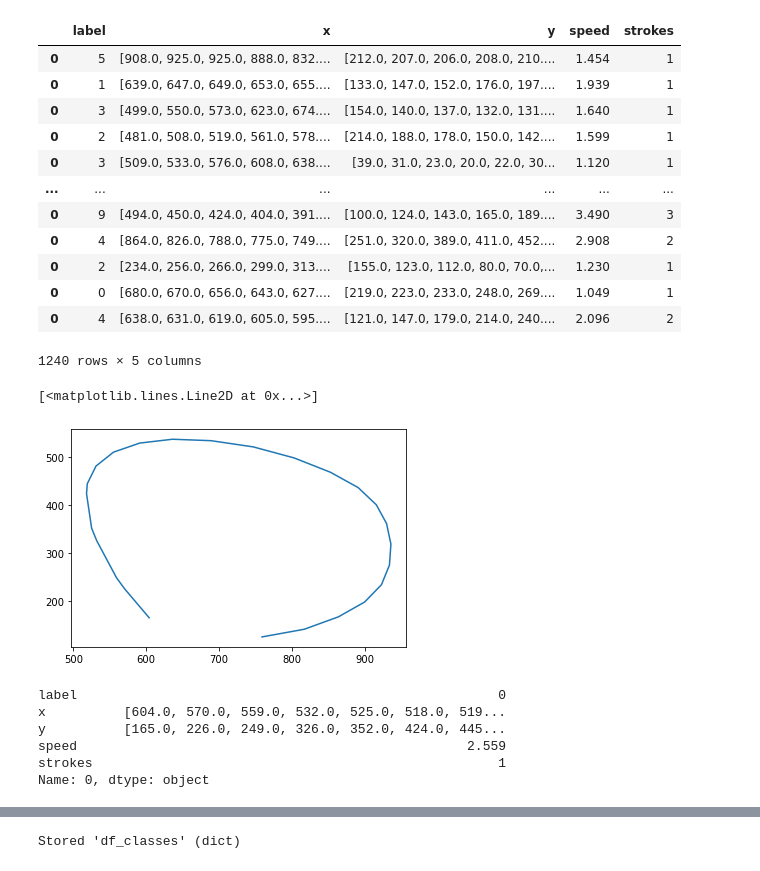
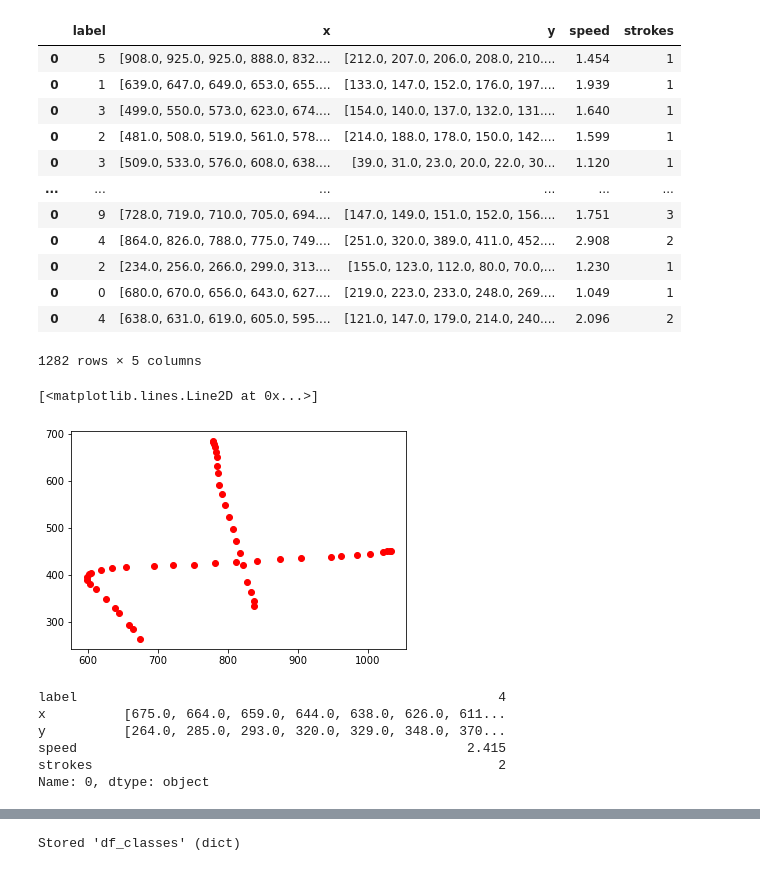
Before and after one commit to thomasverardo/HMM_handwritten_recognition, a Jupyter notebook: scripts/import_dataset.ipynb, the cells around one changed output, grey strips where cells are left out. Drawn from its saved outputs; the diff is of its cells as text; code cells hidden in the pictures.

```diff
--- a/scripts/import_dataset.ipynb
+++ b/scripts/import_dataset.ipynb
@@ -16,6 +16,8 @@ for file in onlyfiles:
         content = f.readlines()
         label = int(content[0])
 
+
+
         strokes = int(content[len(content)-1][11:12]) #How many strokes of the pen
         n_row = 3
         x = []
@@ -25,7 +27,7 @@ for file in onlyfiles:
         for _ in range(strokes):
             if n_row < len(content)-3:
                 if(content[n_row] == "Pen Down (x,y)\n"):
-                    n_row =+ 1
+                    n_row += 1
 
                 while content[n_row] != 'Pen Up\n' and content[n_row] != '\n': #Take all of the axis
                     xi, yi = content[n_row].split('_')
@@ -81,31 +99,29 @@ df_number_train
 | 0 | 2 | [481.0, 508.0, 519.0, 561.0, 578.... | [214.0, 188.0, 178.0, 150.0, 142.... | 1.599 | 1 |
 | 0 | 3 | [509.0, 533.0, 576.0, 608.0, 638.... | [39.0, 31.0, 23.0, 20.0, 22.0, 30... | 1.120 | 1 |
 | ... | ... | ... | ... | ... | ... |
-| 0 | 9 | [494.0, 450.0, 424.0, 404.0, 391.... | [100.0, 124.0, 143.0, 165.0, 189.... | 3.490 | 3 |
+| 0 | 9 | [728.0, 719.0, 710.0, 705.0, 694.... | [147.0, 149.0, 151.0, 152.0, 156.... | 1.751 | 3 |
 | 0 | 4 | [864.0, 826.0, 788.0, 775.0, 749.... | [251.0, 320.0, 389.0, 411.0, 452.... | 2.908 | 2 |
 | 0 | 2 | [234.0, 256.0, 266.0, 299.0, 313.... | [155.0, 123.0, 112.0, 80.0, 70.0,... | 1.230 | 1 |
 | 0 | 0 | [680.0, 670.0, 656.0, 643.0, 627.... | [219.0, 223.0, 233.0, 248.0, 269.... | 1.049 | 1 |
 | 0 | 4 | [638.0, 631.0, 619.0, 605.0, 595.... | [121.0, 147.0, 179.0, 214.0, 240.... | 2.096 | 2 |
-1240 rows × 5 columns
+1282 rows × 5 columns
 # %%
-n = 45
-# plt.plot(df_number['x'].iloc[0], df_number['y'].iloc[0])
-plt.plot(df_number_train['x'].iloc[n], df_number_train['y'].iloc[n])
-# plt.plot(df_number['x'].iloc[2], df_number['y'].iloc[2])
-# plt.plot(df_number['x'].iloc[3], df_number['y'].iloc[3])
+n = 6
+
+plt.plot(df_number_train['x'].iloc[n], df_number_train['y'].iloc[n], 'ro')
 
 #Sono al contrario
 # %% [output]
 [<matplotlib.lines.Line2D at 0x...>]
-[figure, old version]
+[figure, new version]
 # %%
 df_number_train.iloc[n]
 # %% [output]
-label                                                      0
-x          [604.0, 570.0, 559.0, 532.0, 525.0, 518.0, 519...
-y          [165.0, 226.0, 249.0, 326.0, 352.0, 424.0, 445...
-speed                                                  2.559
-strokes                                                    1
+label                                                      4
+x          [675.0, 664.0, 659.0, 644.0, 638.0, 626.0, 611...
+y          [264.0, 285.0, 293.0, 320.0, 329.0, 348.0, 370...
+speed                                                  2.415
+strokes                                                    2
 Name: 0, dtype: object
 # %%
 # Take only a subset of the dataframe
```
Also changed, not shown: parts of 9 cells of this notebook, 12 other files.
